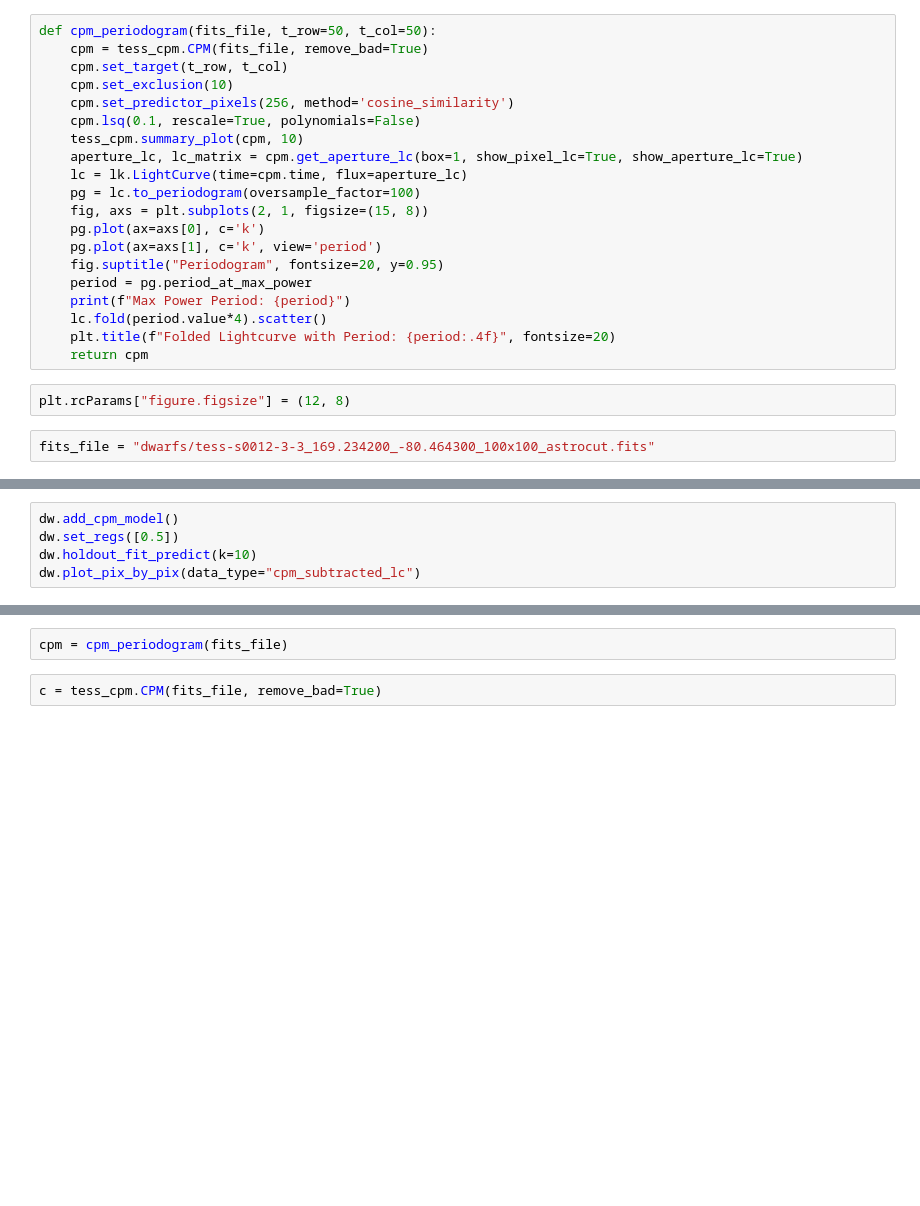
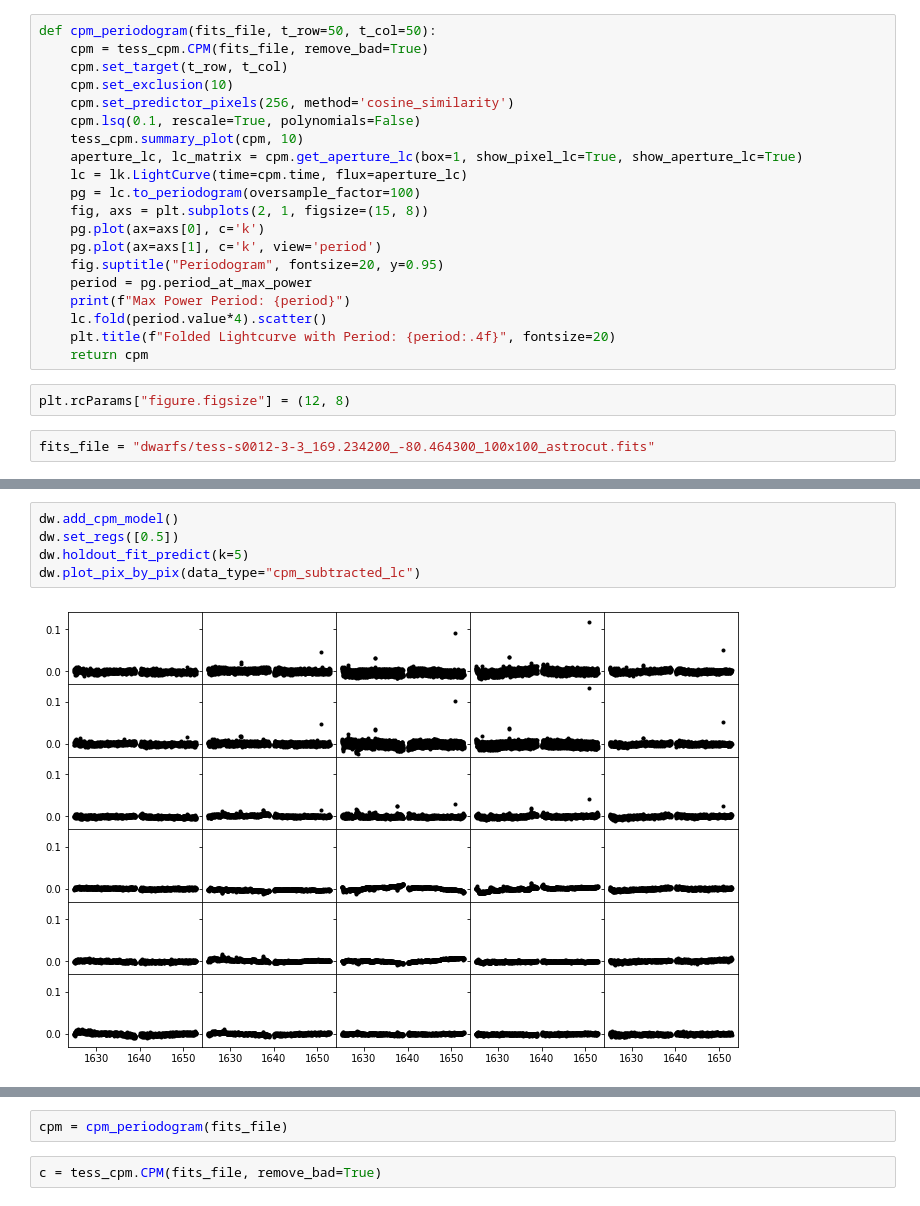
Before and after one commit to soichiro-hattori/unpopular, a Jupyter notebook: dwarfs.ipynb, the cells around one changed output, grey strips where cells are left out. Saved outputs shown, nothing was run; the diff lists cells and outputs as text; blank space fills up the shorter version.

```diff
--- a/dwarfs.ipynb
+++ b/dwarfs.ipynb
@@ -40,7 +50,9 @@ dw.plot_pix_by_pix()
 # %%
 dw.add_cpm_model()
 dw.set_regs([0.5])
-dw.holdout_fit_predict(k=10)
+dw.holdout_fit_predict(k=5)
 dw.plot_pix_by_pix(data_type="cpm_subtracted_lc")
+# %% [output]
+[figure, added]
 # %%
 detrended_lc = dw.get_aperture_lc(split=True, data_type="cpm_subtracted_lc")
```
Also changed, not shown: parts of 9 cells of this notebook, 4 other files.
